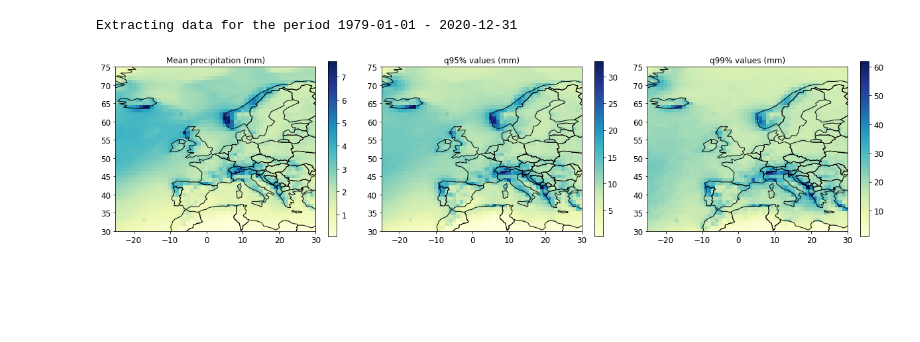
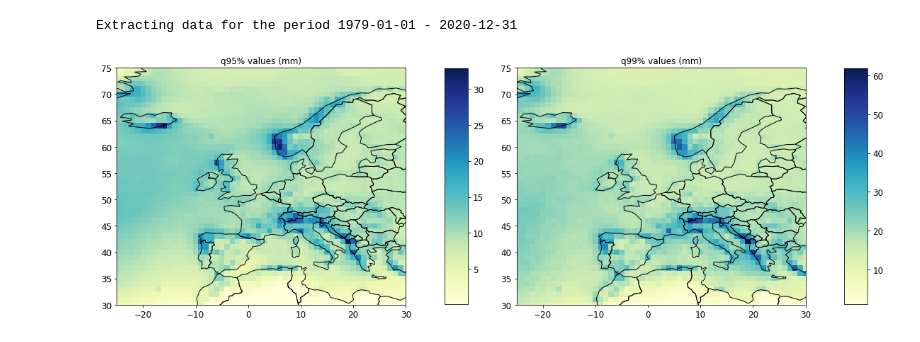
Before and after one commit to ML-precip/precip-predict, a Jupyter notebook: plot_precip_thresholds.ipynb, the cells around one changed output. Cells and saved outputs as stored; diff of their text form; code cells hidden in the pictures; blank space fills up the shorter version.

```diff
--- a/plot_precip_thresholds.ipynb
+++ b/plot_precip_thresholds.ipynb
@@ -85,13 +85,13 @@ lats_y = pr.lat.to_numpy()
 lons_y = pr.lon.to_numpy()
 # %%
 # Plot precip, threshold exceedance and threshold values
-fig, axs = plt.subplots(1, 3, figsize=(17,4))
+fig, axs = plt.subplots(1, 2, figsize=(16,8))
 
-plot_map(axs[0], lons_y, lats_y, pr.mean(dim='time').to_numpy().squeeze(), title="Mean precipitation (mm)", cmap=mpl.cm.YlGnBu)
-plot_map(axs[1], lons_y, lats_y, q95.to_numpy().squeeze(), title="q95% values (mm)", cmap=mpl.cm.YlGnBu)
-plot_map(axs[2], lons_y, lats_y, q99.to_numpy().squeeze(), title="q99% values (mm)", cmap=mpl.cm.YlGnBu)
+#plot_map(axs[0], lons_y, lats_y, pr.mean(dim='time').to_numpy().squeeze(), title="Mean precipitation (mm)", cmap=mpl.cm.YlGnBu)
+plot_map(axs[0], lons_y, lats_y, q95.to_numpy().squeeze(), title="q95% values (mm)", cmap=mpl.cm.YlGnBu)
+plot_map(axs[1], lons_y, lats_y, q99.to_numpy().squeeze(), title="q99% values (mm)", cmap=mpl.cm.YlGnBu)
 plt.tight_layout()
 
-plt.savefig('figures/map_precipitation.pdf')
+plt.savefig('figures/map_precipitation.pdf',bbox_inches = 'tight')
 # %% [output]
-[figure, old version]
+[figure, new version]
```
Also changed, not shown: 5 other files.
